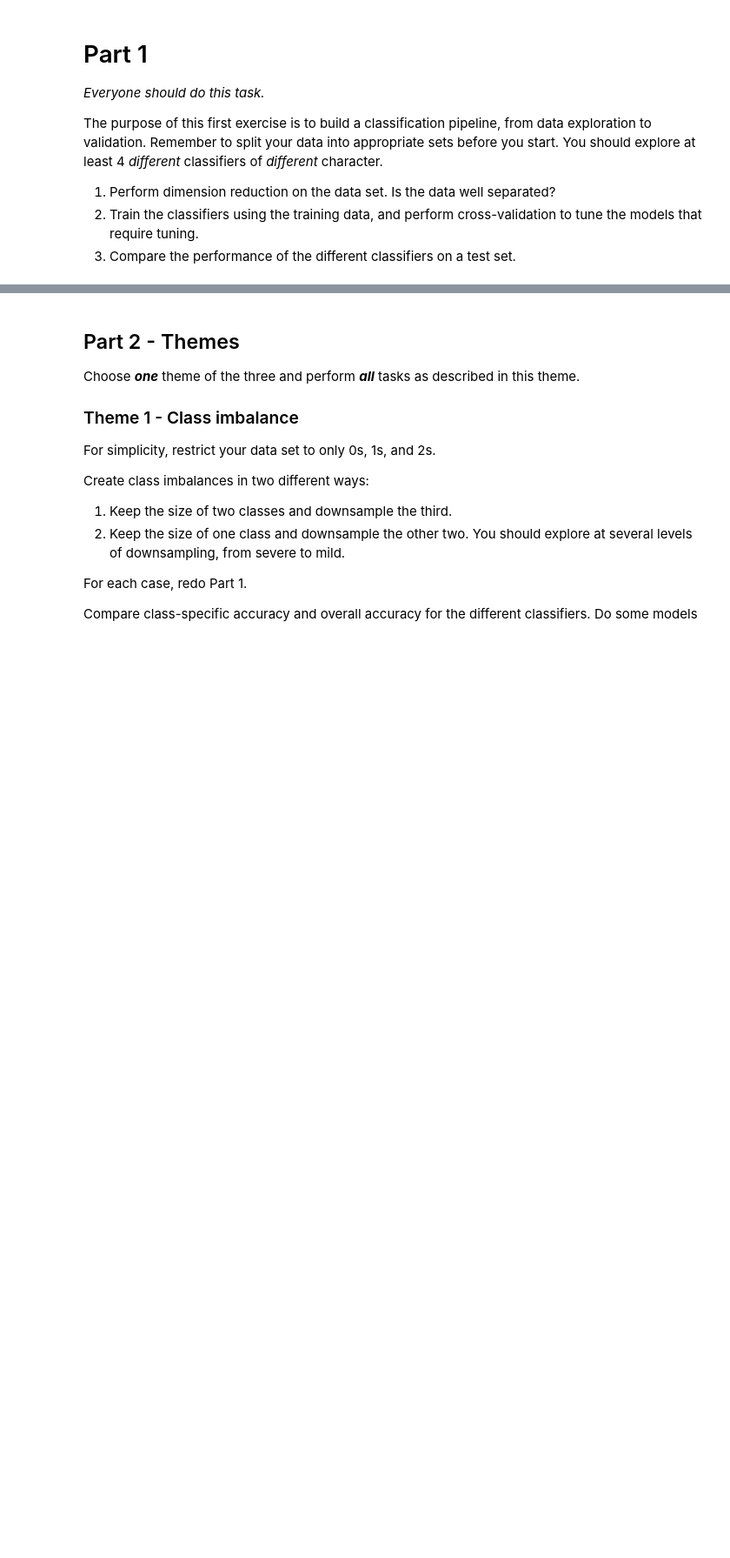
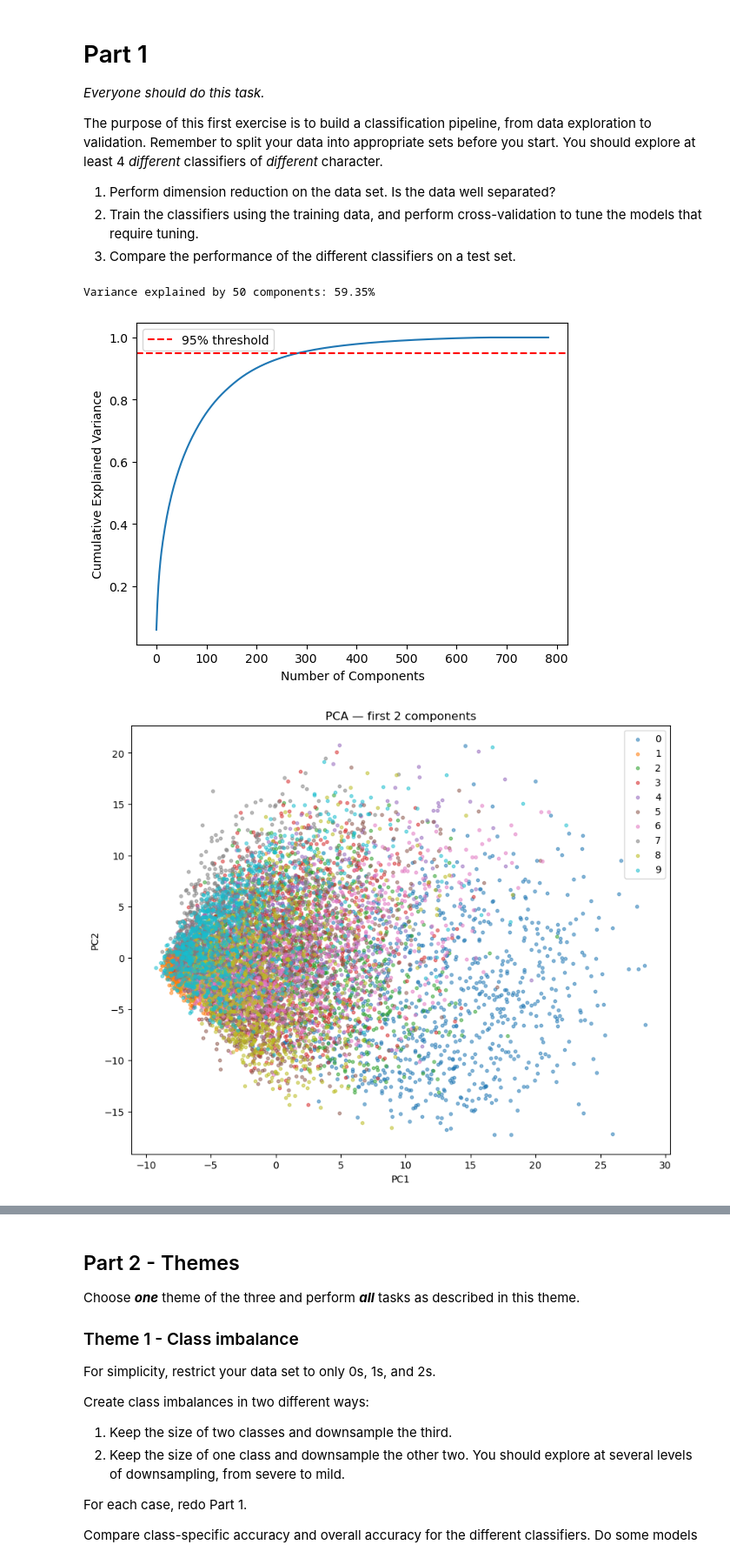
Before and after one commit to Jacob-sandstrom/MVE441-Statistical-learning-for-big-data, a Jupyter notebook: Project 1/project1Py.ipynb, the cells around one changed output, grey strips where cells are left out. Shown at 87% size. Saved outputs shown, nothing was run; the diff lists cells and outputs as text; code cells hidden in the pictures; blank space fills up the shorter version.

```diff
--- a/Project 1/project1Py.ipynb
+++ b/Project 1/project1Py.ipynb
@@ -128,3 +128,43 @@ You should explore at least 4 *different* classifiers of *different* character.
 1. Perform dimension reduction on the data set. Is the data well separated?
 2. Train the classifiers using the training data, and perform cross-validation to tune the models that require tuning.
 3. Compare the performance of the different classifiers on a test set.
+# %%
+from sklearn.decomposition import PCA
+from sklearn.preprocessing import StandardScaler
+
+n_samples = images.shape[0]
+X_flat = images.reshape(n_samples, -1)
+
+scaler = StandardScaler()
+X_scaled = scaler.fit_transform(X_flat)
+
+n_components = 50
+pca = PCA(n_components=n_components)
+X_pca = pca.fit_transform(X_scaled)
+
+cumvar = np.cumsum(pca.explained_variance_ratio_)
+print(f"Variance explained by {n_components} components: {cumvar[-1]:.2%}")
+
+pca_full = PCA().fit(X_scaled)
+plt.plot(np.cumsum(pca_full.explained_variance_ratio_))
+plt.xlabel("Number of Components")
+plt.ylabel("Cumulative Explained Variance")
+plt.axhline(0.95, color='r', linestyle='--', label='95% threshold')
+plt.legend()
+plt.show()
+
+pca2d = PCA(n_components=2).fit_transform(X_scaled)
+
+plt.figure(figsize=(10, 8))
+for digit in range(10):
+    mask = labels == digit
+    plt.scatter(pca2d[mask, 0], pca2d[mask, 1], label=str(digit), alpha=0.5, s=10)
+plt.legend()
+plt.title("PCA — first 2 components")
+plt.xlabel("PC1")
+plt.ylabel("PC2")
+plt.show()
+# %% [output]
+Variance explained by 50 components: 59.35%
+[figure, added]
+[figure, added]
```
Also changed, not shown: parts of 13 cells of this notebook.
